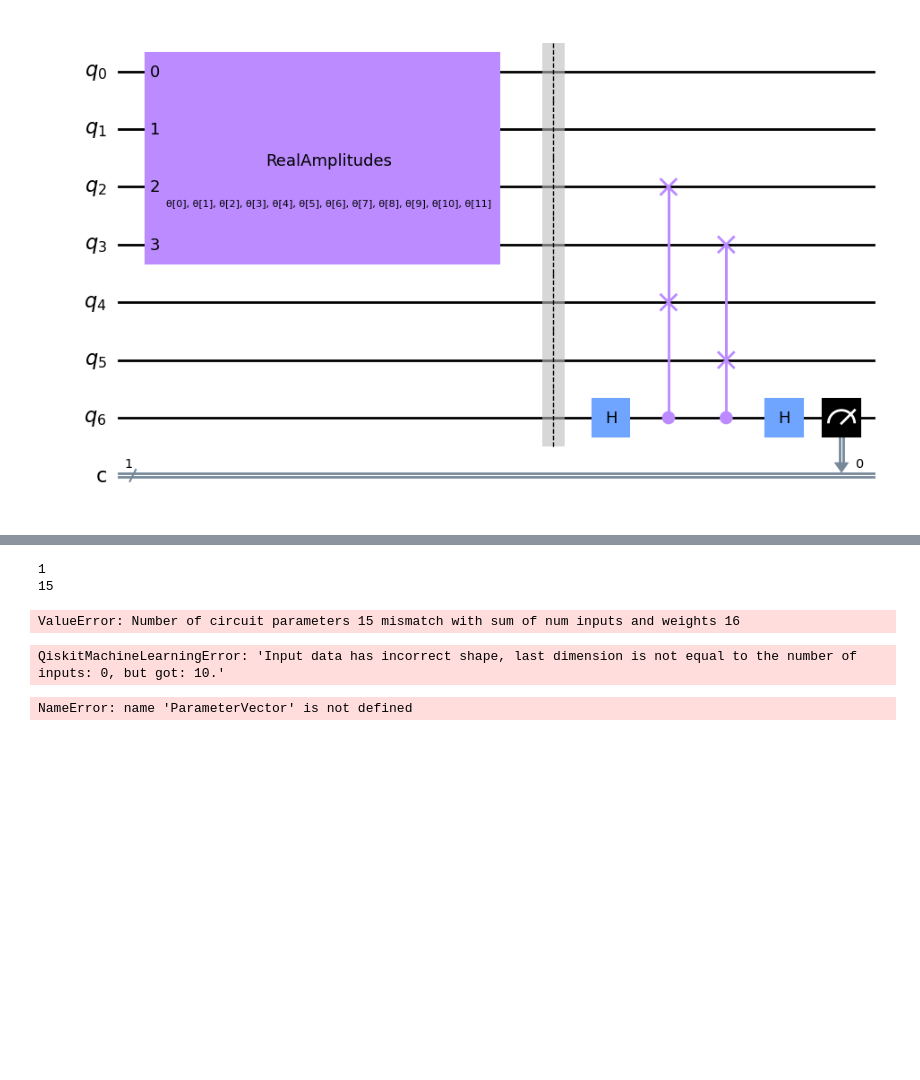
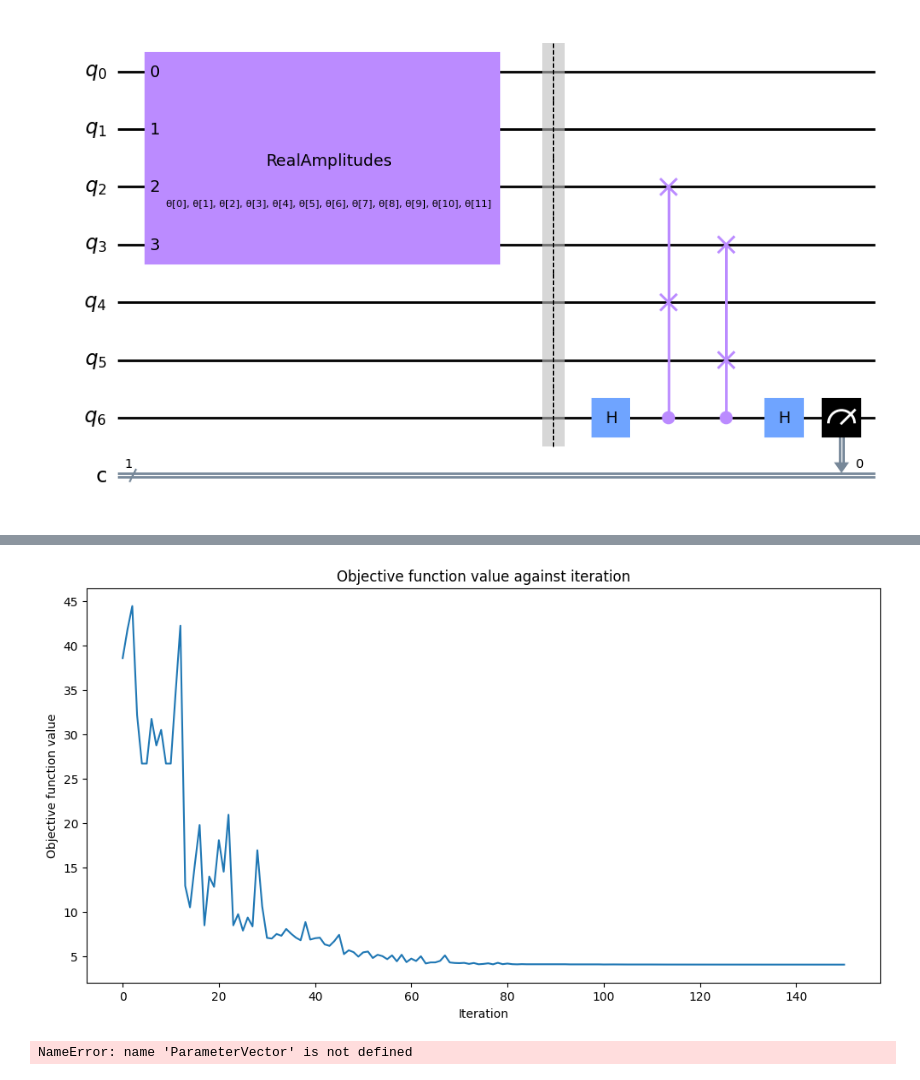
Before and after one commit to benjaminhagan/VIP_QML, a Jupyter notebook: Phase Encoder.ipynb, the cells around one changed output, grey strips where cells are left out. Cells and saved outputs as stored; diff of their text form; code cells hidden in the pictures; blank space fills up the shorter version.

```diff
--- a/Phase Encoder.ipynb
+++ b/Phase Encoder.ipynb
@@ -61,6 +61,17 @@ sp500["Volume"] = (sp500["Volume"] - sp500["Volume"].min())/sp500["Volume"].max(
 #Drops data that we don't want to use in training
 predictors = sp500.drop(["Open", "Tomorrow","Label"], axis=1)
 predictors = DataFrame.to_numpy(predictors)
+
+#padding predictors to match input size
+final_predictors = []
+for index,arr in enumerate(predictors):
+    tmpList = predictors[index].tolist();
+    while not math.log(len(tmpList), 2).is_integer():
+        tmpList.append(0);
+    final_predictors.append(tmpList);
+predictors = np.array(final_predictors)
+#padding predictors to match input size
+
 labels = (DataFrame.to_numpy(sp500))[:,6]
 train_predictors = predictors[1:948,:]
 test_predictors = predictors[949:np.size(predictors, axis=0),:]
@@ -175,19 +166,13 @@ class our_samplerQNN(SamplerQNN):
 def identity_interpret(x):
     return x
 
-print(len(feature_map.params))
-print(len(ae.parameters))
-qnn = our_samplerQNN(
+qnn = SamplerQNN(
     circuit=qc,
-    input_params=feature_map.params,
+    input_params=feature_map.parameters,
     weight_params=ae.parameters,
     interpret=identity_interpret,
     output_shape=2,
 )
-# %% [output]
-1
-15
-ValueError: Number of circuit parameters 15 mismatch with sum of num inputs and weights 16
 # %%
 def cost_func_domain(params_values):
     probabilities = qnn.forward(encoder_training_predictors, params_values)
@@ -204,19 +189,19 @@ def cost_func_domain(params_values):
     plt.show()
     return cost
 # %%
-opt = COBYLA(maxiter=3)
+opt = COBYLA(maxiter=1000)
 initial_point = algorithm_globals.random.random(ae.num_parameters)
 
 objective_func_vals = []
 # make the plot nicer
 plt.rcParams["figure.figsize"] = (12, 6)
 
 opt_result = opt.minimize(cost_func_domain, initial_point)
 
 #trained parameters
 print(opt_result.x)
 # %% [output]
-QiskitMachineLearningError: 'Input data has incorrect shape, last dimension is not equal to the number of inputs: 0, but got: 10.'
+[figure, added]
 # %%
 #Function to create the gates with parameters that we will modify through ML techniques
 num_params = num_latent
```
Also changed, not shown: parts of 3 cells of this notebook.
